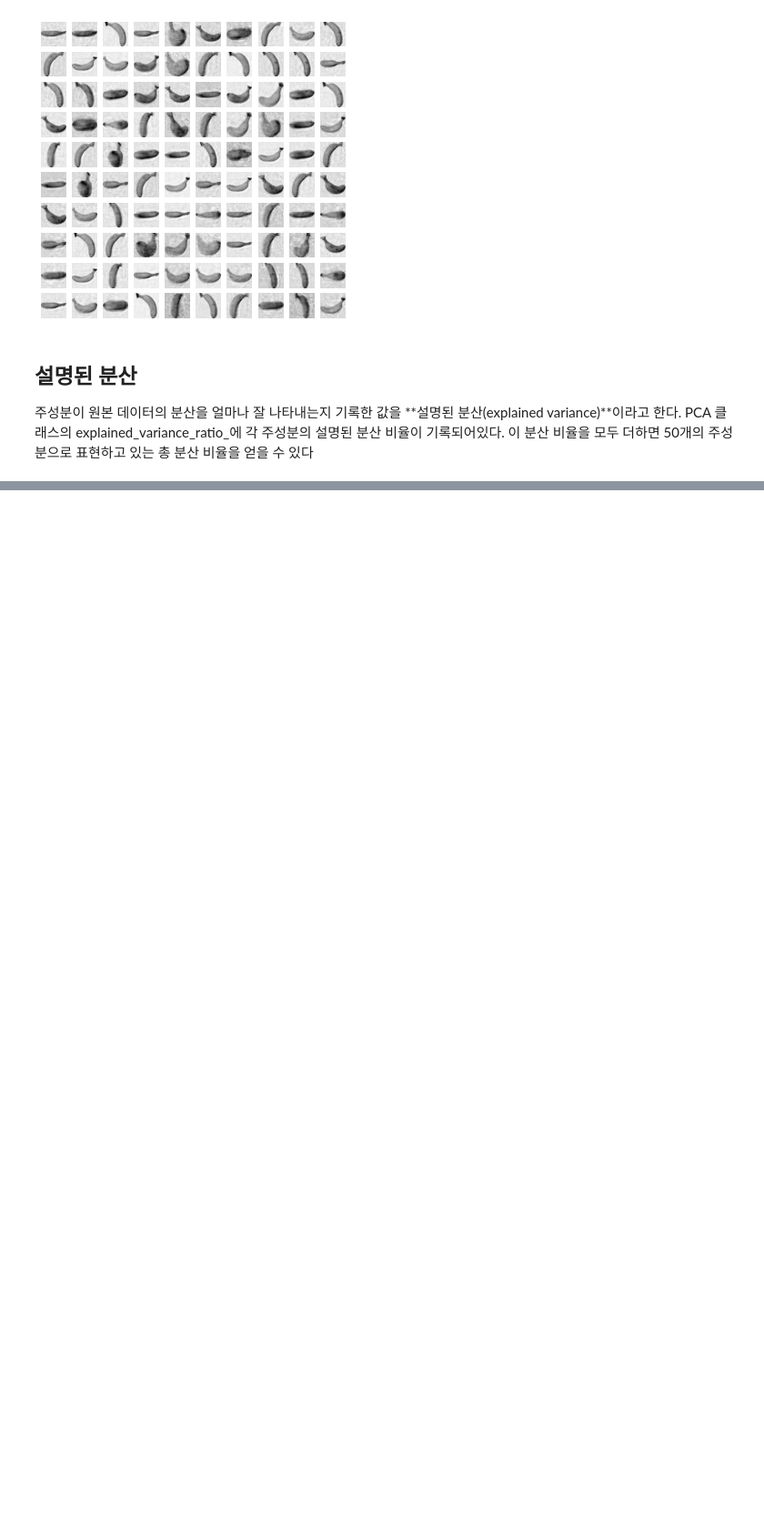
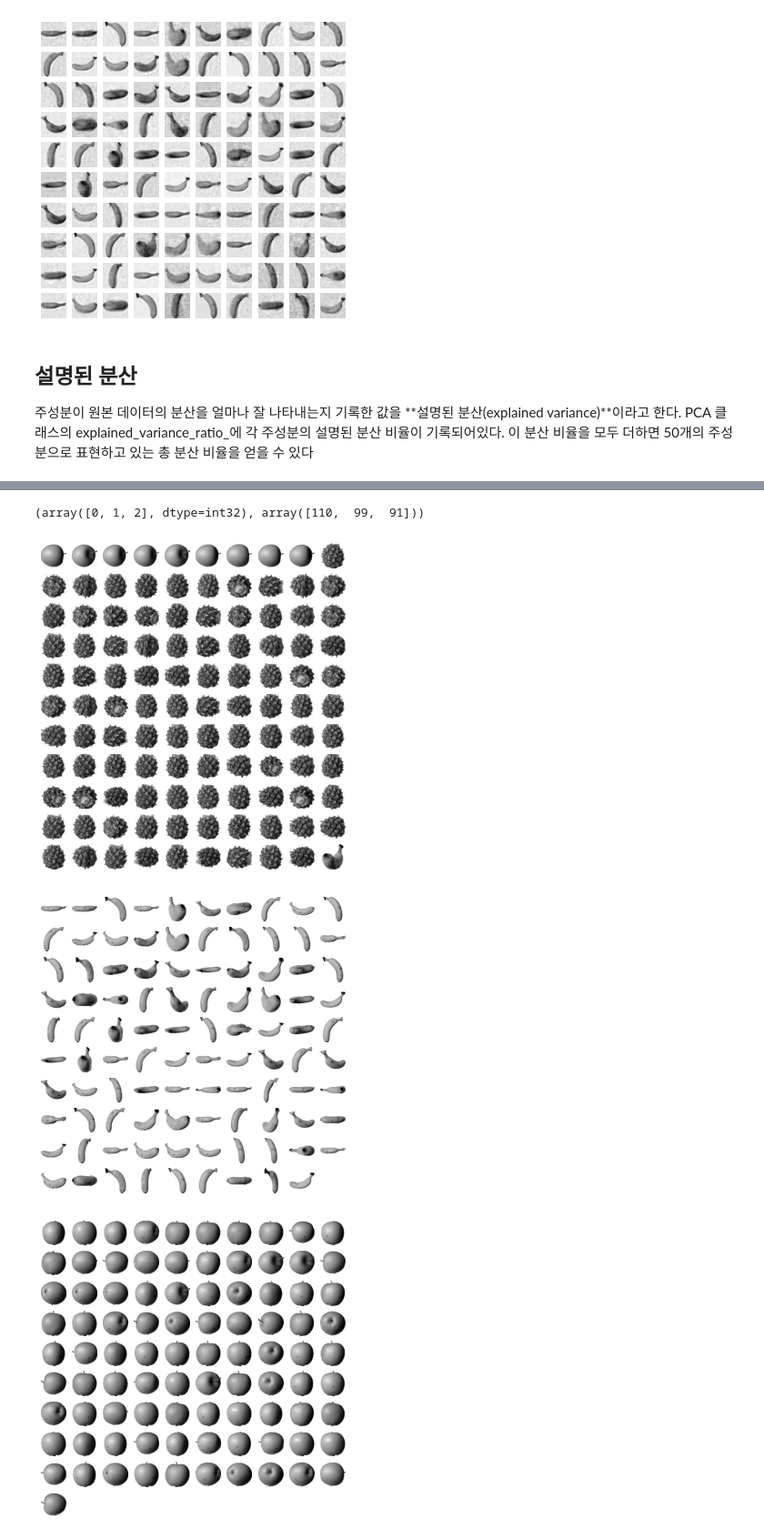
Before and after one commit to Idontknowrithm/ML-compilation_SelfDev, a Jupyter notebook: 6_3_주성분_분석.ipynb, the cells around one changed output, grey strips where cells are left out. Shown at 91% size. Drawn from its saved outputs; the diff is of its cells as text; code cells hidden in the pictures; blank space fills up the shorter version.

```diff
--- a/6_3_주성분_분석.ipynb
+++ b/6_3_주성분_분석.ipynb
@@ -99,0 +129,6 @@ plt.show()
+# %%
+# n_components에 1 미만의 실수를 입력하면 설명된 분산이 지정된
+# 비율에 도달할 때까지 자동으로 주성분의 개수를 찾는다
+pca = PCA(n_components=0.5)
+pca.fit(fruits_2d)
+print(pca.n_components_)
@@ -99,0 +137,4 @@ plt.show()
+# %%
+# 위의 모델로 원본 데이터 변환
+fruits_pca = pca.transform(fruits_2d)
+print(fruits_pca.shape)
@@ -99,0 +168,17 @@ plt.show()
+# %%
+# 차원 축소된 데이터를 사용해 k-평균 알고리즘으로 클러스터 탐색
+from sklearn.cluster import KMeans
+km = KMeans(n_clusters=3, random_state=42)
+km.fit(fruits_pca)
+print(np.unique(km.labels_, return_counts=True))
+# %% [output]
+(array([0, 1, 2], dtype=int32), array([110,  99,  91]))
+# %%
+# 과일 이미지 출력
+for label in range(0, 3):
+    draw_fruits(fruits[km.labels_ == label], 0.6)
+    print()
+# %% [output]
+[figure, added]
+[figure, added]
+[figure, added]
```
Also changed, not shown: parts of 9 cells of this notebook.
